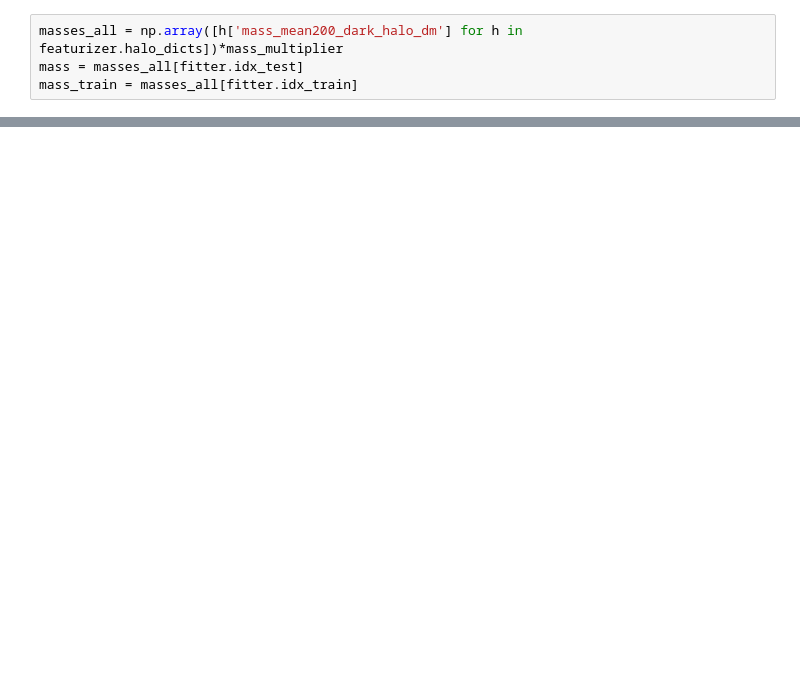
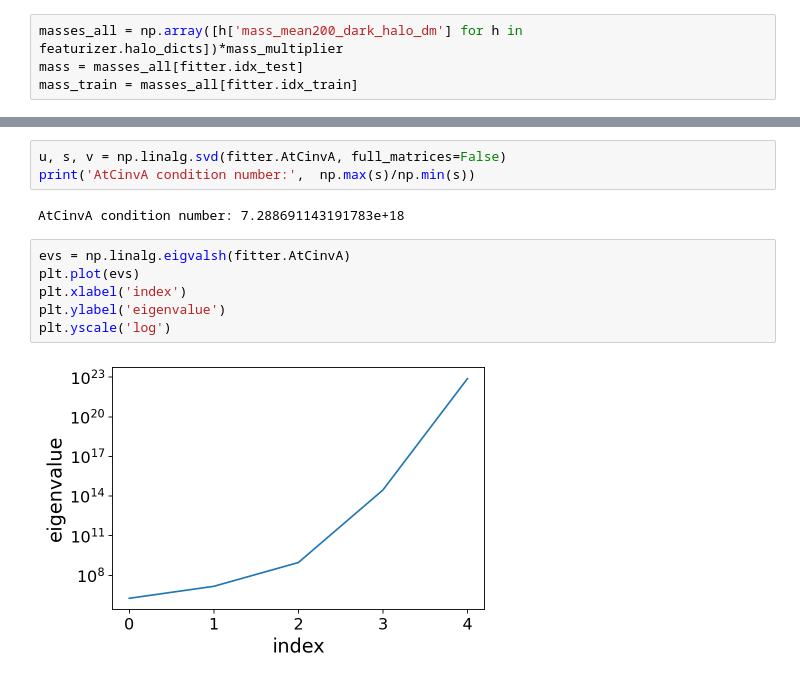
Before and after one commit to kstoreyf/equivariant-cosmology, a Jupyter notebook: notebooks/2022-02-16_feature_check.ipynb, the cells around one changed output, grey strips where cells are left out. Saved outputs shown, nothing was run; the diff lists cells and outputs as text; blank space fills up the shorter version.

```diff
--- a/notebooks/2022-02-16_feature_check.ipynb
+++ b/notebooks/2022-02-16_feature_check.ipynb
@@ -289,0 +285,13 @@ plt.yscale('log')
+# %%
+u, s, v = np.linalg.svd(fitter.AtCinvA, full_matrices=False)
+print('AtCinvA condition number:',  np.max(s)/np.min(s))
+# %% [output]
+AtCinvA condition number: 7.288691143191783e+18
+# %%
+evs = np.linalg.eigvalsh(fitter.AtCinvA)
+plt.plot(evs)
+plt.xlabel('index')
+plt.ylabel('eigenvalue')
+plt.yscale('log')
+# %% [output]
+[figure, added]
```
Also changed, not shown: parts of 13 cells of this notebook, 3 other files.
